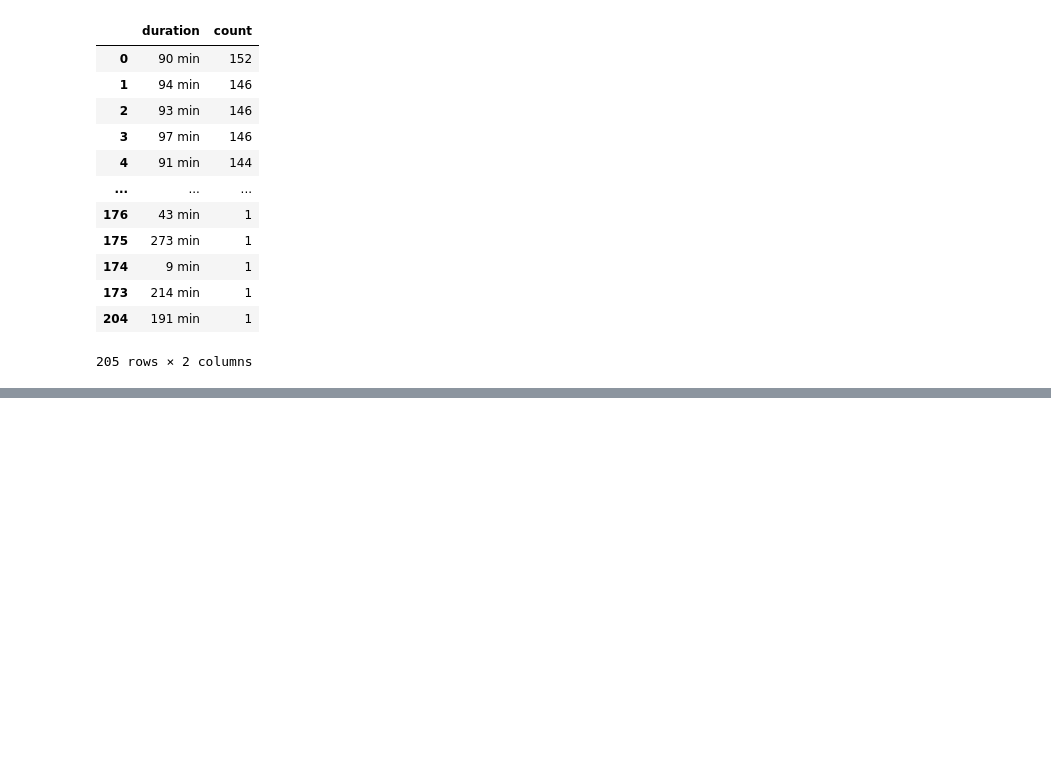
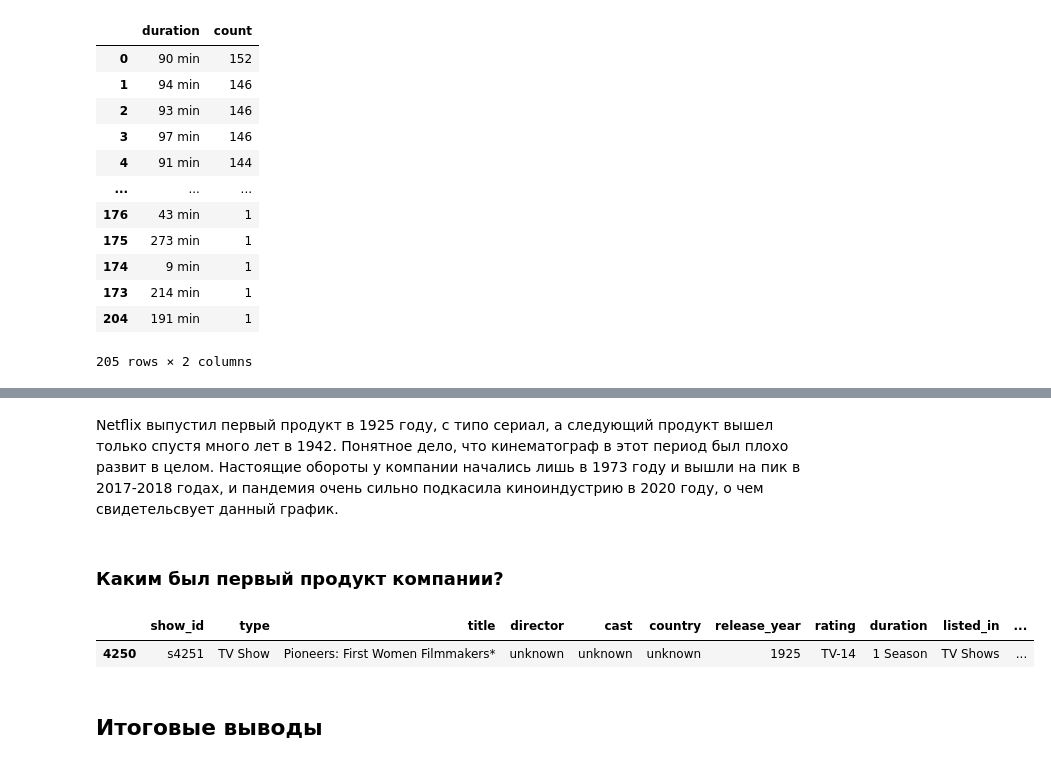
Before and after one commit to konstantin-novikov/pet-project, a Jupyter notebook: nerfli.ipynb, the cells around one changed output, grey strips where cells are left out. Drawn from its saved outputs; the diff is of its cells as text; code cells hidden in the pictures; blank space fills up the shorter version.

Commit message:
Остались выводы и марафет

```diff
--- a/nerfli.ipynb
+++ b/nerfli.ipynb
@@ -389,0 +411,11 @@ duration_films.sort_values(by='duration', ascending = False).head(1)
+# %% [markdown]
+Netflix выпустил первый продукт в 1925 году, с типо сериал, а следующий продукт вышел только спустя много лет в 1942. Понятное дело, что кинематограф в этот период был плохо развит в целом. Настоящие обороты у компании начались лишь в 1973 году и вышли на пик в 2017-2018 годах, и пандемия очень сильно подкасила киноиндустрию в 2020 году, о чем свидетельсвует данный график.
+# %% [markdown]
+### Каким был первый продукт компании?
+# %%
+df.query('release_year == 1925')
+# %% [output]
+|  | show_id | type | title | director | cast | country | release_year | rating | duration | listed_in | ... |
+| 4250 | s4251 | TV Show | Pioneers: First Women Filmmakers* | unknown | unknown | unknown | 1925 | TV-14 | 1 Season | TV Shows | ... |
+# %% [markdown]
+## Итоговые выводы
```
Also changed, not shown: parts of 21 cells of this notebook.
